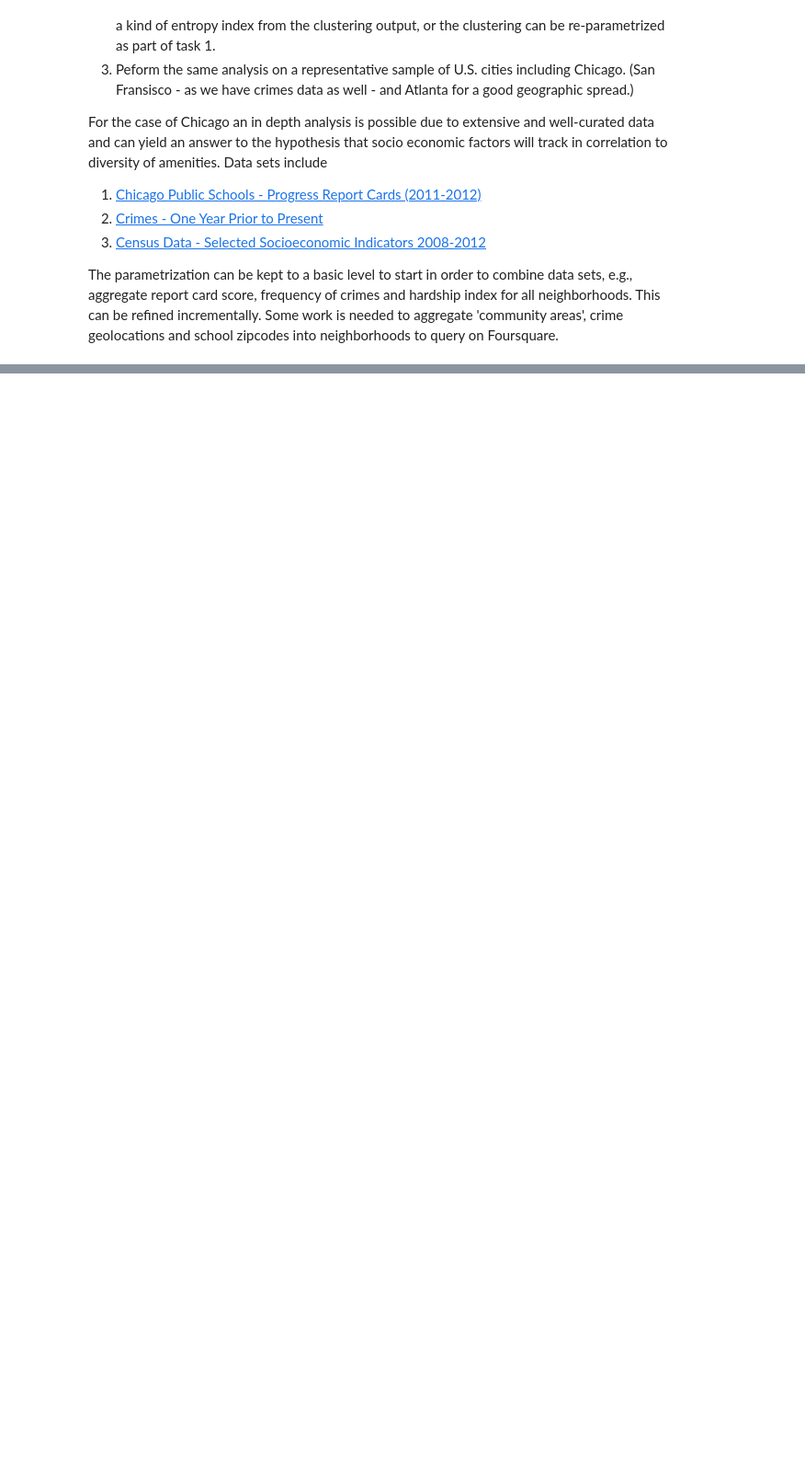
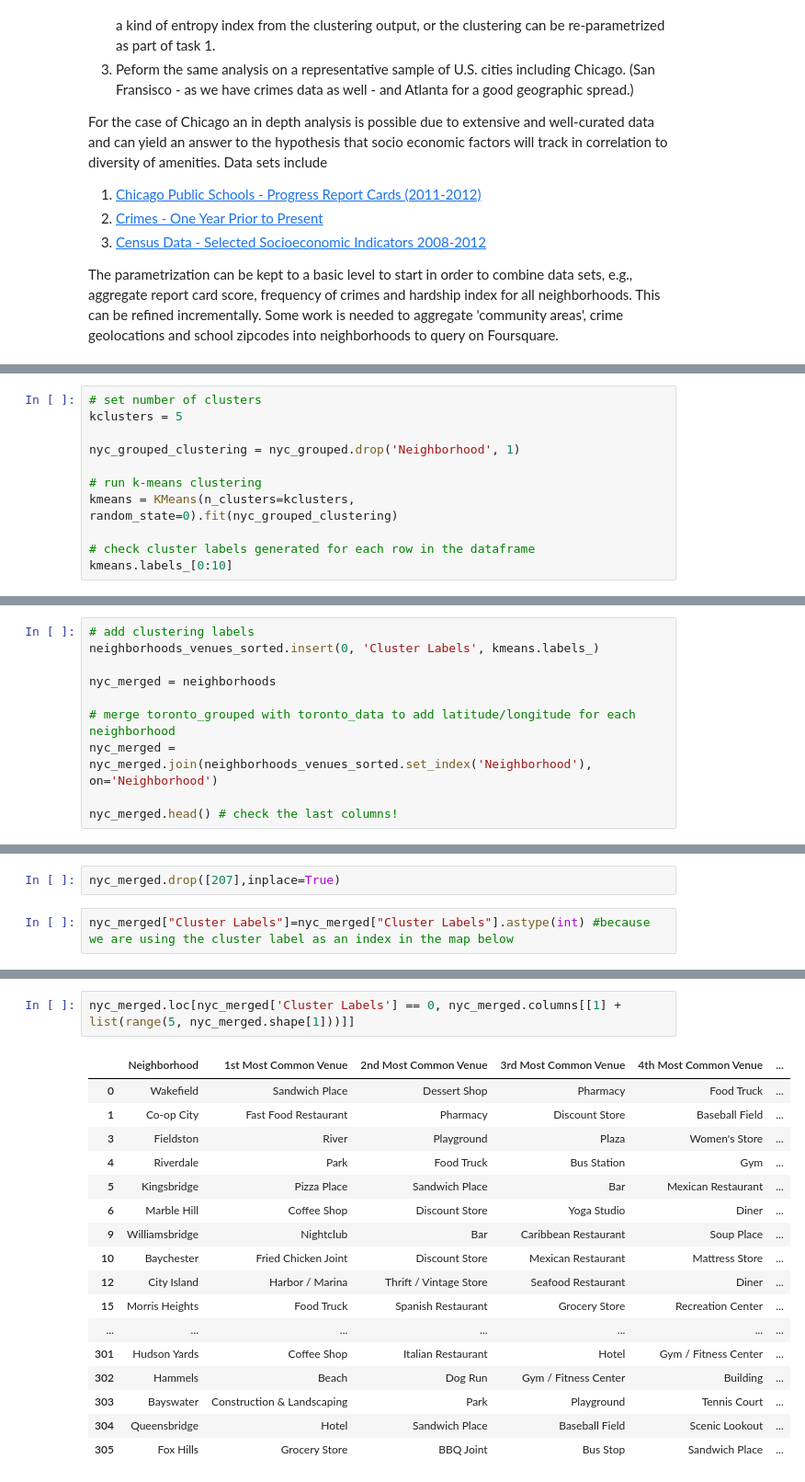
Before and after one commit to NasruddinNazerali/Coursera_Capstone, a Jupyter notebook: MoreOfTheSame.ipynb, the cells around one changed output, grey strips where cells are left out. Shown at 92% size. Cells and saved outputs as stored; diff of their text form; blank space fills up the shorter version.

```diff
--- a/MoreOfTheSame.ipynb
+++ b/MoreOfTheSame.ipynb
@@ -32,0 +359,11 @@ The parametrization can be kept to a basic level to start in order to combine da
+# %%
+# set number of clusters
+kclusters = 5
+
+nyc_grouped_clustering = nyc_grouped.drop('Neighborhood', 1)
+
+# run k-means clustering
+kmeans = KMeans(n_clusters=kclusters, random_state=0).fit(nyc_grouped_clustering)
+
+# check cluster labels generated for each row in the dataframe
+kmeans.labels_[0:10]
@@ -32,0 +372,10 @@ The parametrization can be kept to a basic level to start in order to combine da
+# %%
+# add clustering labels
+neighborhoods_venues_sorted.insert(0, 'Cluster Labels', kmeans.labels_)
+
+nyc_merged = neighborhoods
+
+# merge toronto_grouped with toronto_data to add latitude/longitude for each neighborhood
+nyc_merged = nyc_merged.join(neighborhoods_venues_sorted.set_index('Neighborhood'), on='Neighborhood')
+
+nyc_merged.head() # check the last columns!
@@ -32,0 +421,4 @@ The parametrization can be kept to a basic level to start in order to combine da
+# %%
+nyc_merged.drop([207],inplace=True)
+# %%
+nyc_merged["Cluster Labels"]=nyc_merged["Cluster Labels"].astype(int) #because we are using the cluster label as an index in the map below
@@ -32,0 +477,20 @@ The parametrization can be kept to a basic level to start in order to combine da
+# %%
+nyc_merged.loc[nyc_merged['Cluster Labels'] == 0, nyc_merged.columns[[1] + list(range(5, nyc_merged.shape[1]))]]
+# %% [output]
+|  | Neighborhood | 1st Most Common Venue | 2nd Most Common Venue | 3rd Most Common Venue | 4th Most Common Venue | ... |
+| 0 | Wakefield | Sandwich Place | Dessert Shop | Pharmacy | Food Truck | ... |
+| 1 | Co-op City | Fast Food Restaurant | Pharmacy | Discount Store | Baseball Field | ... |
+| 3 | Fieldston | River | Playground | Plaza | Women's Store | ... |
+| 4 | Riverdale | Park | Food Truck | Bus Station | Gym | ... |
+| 5 | Kingsbridge | Pizza Place | Sandwich Place | Bar | Mexican Restaurant | ... |
+| 6 | Marble Hill | Coffee Shop | Discount Store | Yoga Studio | Diner | ... |
+| 9 | Williamsbridge | Nightclub | Bar | Caribbean Restaurant | Soup Place | ... |
+| 10 | Baychester | Fried Chicken Joint | Discount Store | Mexican Restaurant | Mattress Store | ... |
+| 12 | City Island | Harbor / Marina | Thrift / Vintage Store | Seafood Restaurant | Diner | ... |
+| 15 | Morris Heights | Food Truck | Spanish Restaurant | Grocery Store | Recreation Center | ... |
+| ... | ... | ... | ... | ... | ... | ... |
+| 301 | Hudson Yards | Coffee Shop | Italian Restaurant | Hotel | Gym / Fitness Center | ... |
+| 302 | Hammels | Beach | Dog Run | Gym / Fitness Center | Building | ... |
+| 303 | Bayswater | Construction & Landscaping | Park | Playground | Tennis Court | ... |
+| 304 | Queensbridge | Hotel | Sandwich Place | Baseball Field | Scenic Lookout | ... |
+| 305 | Fox Hills | Grocery Store | BBQ Joint | Bus Stop | Sandwich Place | ... |
```
Also changed, not shown: parts of 195 cells of this notebook.
